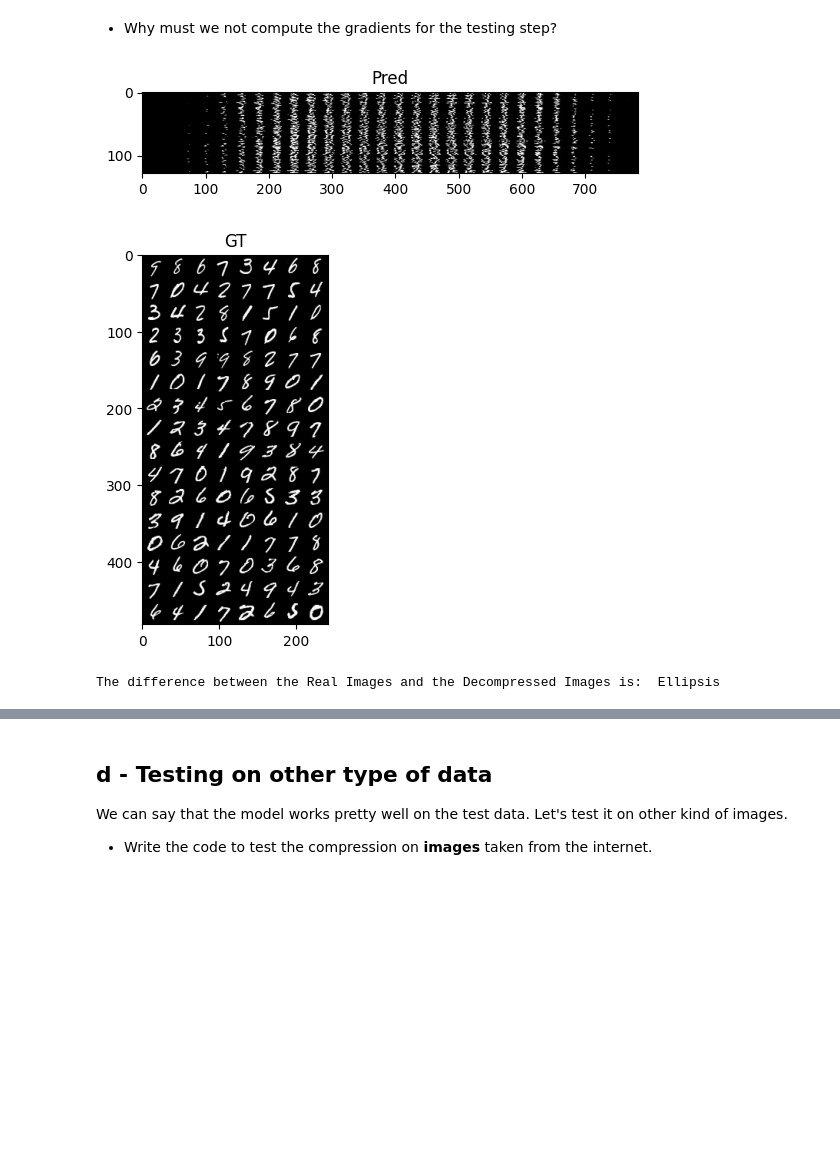
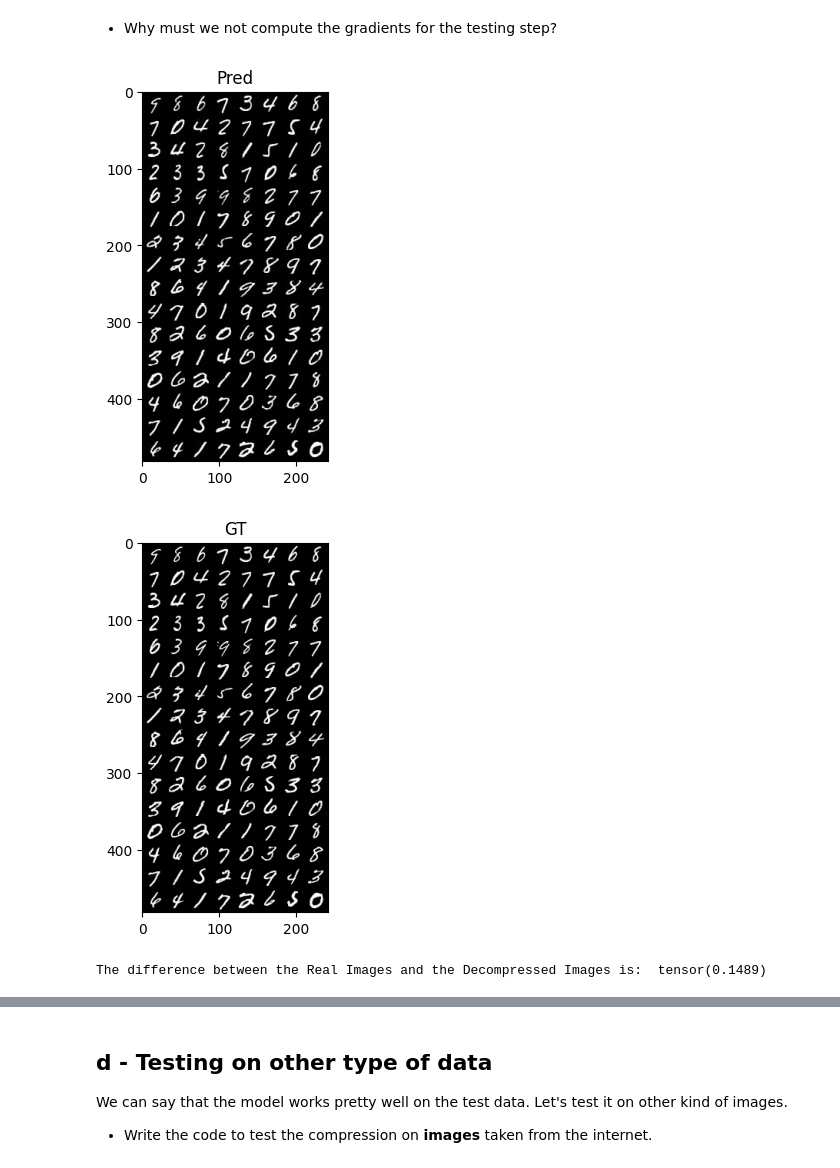
Before and after one commit to Mowibox/SignalLab, a Jupyter notebook: TP2_LONGEOT-THIONGANE-PETIT_AE.ipynb, the cells around one changed output, grey strips where cells are left out. Cells and saved outputs as stored; diff of their text form; code cells hidden in the pictures; blank space fills up the shorter version.

```diff
--- a/TP2_LONGEOT-THIONGANE-PETIT_AE.ipynb
+++ b/TP2_LONGEOT-THIONGANE-PETIT_AE.ipynb
@@ -410,11 +410,11 @@ for epoch in range(num_epochs) :
     # TODO : Create your Training Loop
     for i, data in enumerate(train_loader, 0):
         # TODO : load the data into two variables
-        image, label = data[0], data[1]
+        image, label = data
 
         # TODO : reshape the input image using .view() so that it fits the input layers neuron numbers.
         # Don't forget the Batch Size, the 1rst dimension must always be the Batch Size
-        image_reshaped = image.view(image.shape[0],-1).to(device)
+        image_reshaped, label = image.view(image.shape[0],-1).to(device), data[1]
         optimizer.zero_grad()
 
         # TODO : send the image to the model
@@ -511,30 +511,32 @@ Do not forget to delete all gradient calculation, it takes time and space for no
 # %%
 def imshow(img,name= 'GT'):
     npimg = img.numpy()
     plt.imshow(np.transpose(npimg, (1, 2, 0)))
     plt.title(name)
     plt.show()
 
 # TODO : form your testing loop. Is it different than the validation loop?
 with torch.no_grad():
   losses = 0
   for i, data in enumerate(test_loader, 0):
-    image, label = data[0].view(data[0].shape[0],-1).to(device), data[1]
-    outputs = net(image)
-    outputs = outputs.reshape(image.shape,-1).to(device)
+    image, label = data
+    image_reshaped = image.view(image.shape[0],-1).to(device)
+    outputs = net(image_reshaped)
+    outputs = outputs.reshape(image.shape, -1)
     loss = criterion(image, outputs)
     losses += loss
 
 # Plot the last batch
 imshow(torchvision.utils.make_grid(outputs.detach().cpu()),'Pred')
 imshow(torchvision.utils.make_grid(data[0]),'GT')
 
+
 # TODO : Print the difference in decompression and write it somewhere
-print('The difference between the Real Images and the Decompressed Images is: ',...)
+print('The difference between the Real Images and the Decompressed Images is: ', losses)
 # %% [output]
-[figure, old version]
+[figure, new version]
 [figure]
-The difference between the Real Images and the Decompressed Images is:  Ellipsis
+The difference between the Real Images and the Decompressed Images is:  tensor(0.1489)
 # %% [markdown]
 <img src="https://i.imgflip.com/64elyi.jpg" height=200>
 
```
Also changed, not shown: parts of 5 cells of this notebook.
